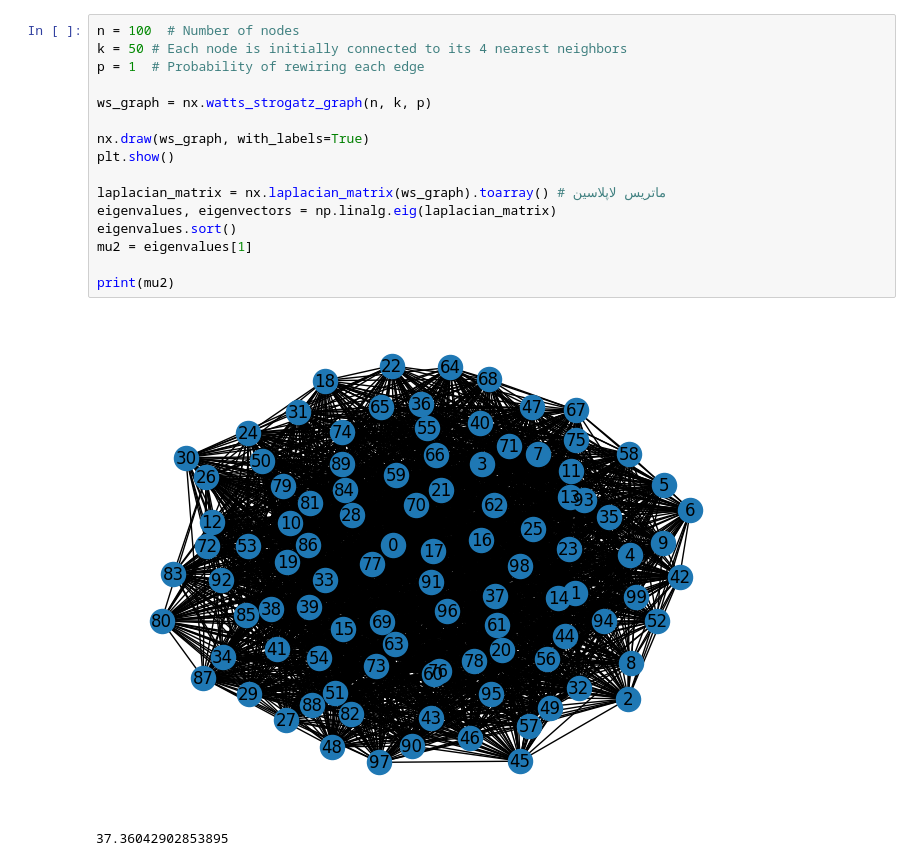
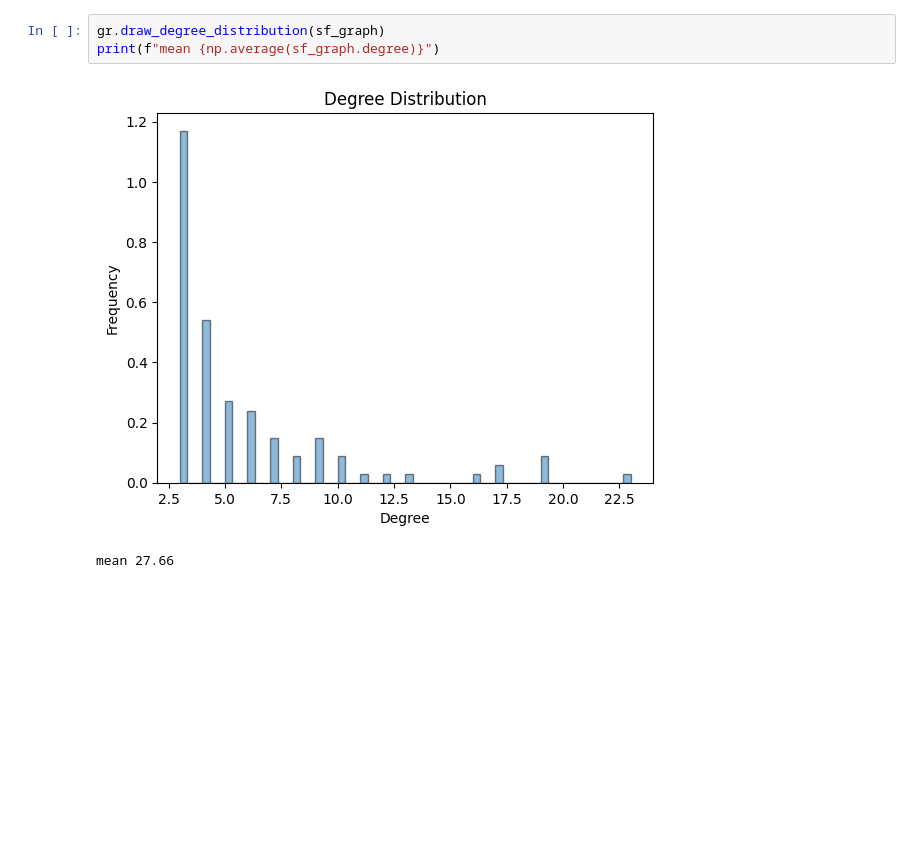
Before and after one commit to MSaeed1381/Simulation_Final_Project, a Jupyter notebook: Simulation Project.ipynb, the cells around one changed output. Saved outputs shown, nothing was run; the diff lists cells and outputs as text; blank space fills up the shorter version.

```diff
--- a/Simulation Project.ipynb
+++ b/Simulation Project.ipynb
@@ -148,19 +70,6 @@ plt.show()
-# %%
-n = 100  # Number of nodes
-k = 50 # Each node is initially connected to its 4 nearest neighbors
-p = 1  # Probability of rewiring each edge
-
-ws_graph = nx.watts_strogatz_graph(n, k, p)
-
-nx.draw(ws_graph, with_labels=True)
-plt.show()
-
-laplacian_matrix = nx.laplacian_matrix(ws_graph).toarray() # ماتریس لاپلاسین
-eigenvalues, eigenvectors = np.linalg.eig(laplacian_matrix)
-eigenvalues.sort()
-mu2 = eigenvalues[1]
-
-print(mu2)
-# %% [output]
-[figure, removed]
-37.36042902853895
+# %%
+gr.draw_degree_distribution(sf_graph)
+print(f"mean {np.average(sf_graph.degree)}")
+# %% [output]
+[figure, added]
+mean 27.66
```
Also changed, not shown: parts of 21 cells of this notebook, 4 other files.
